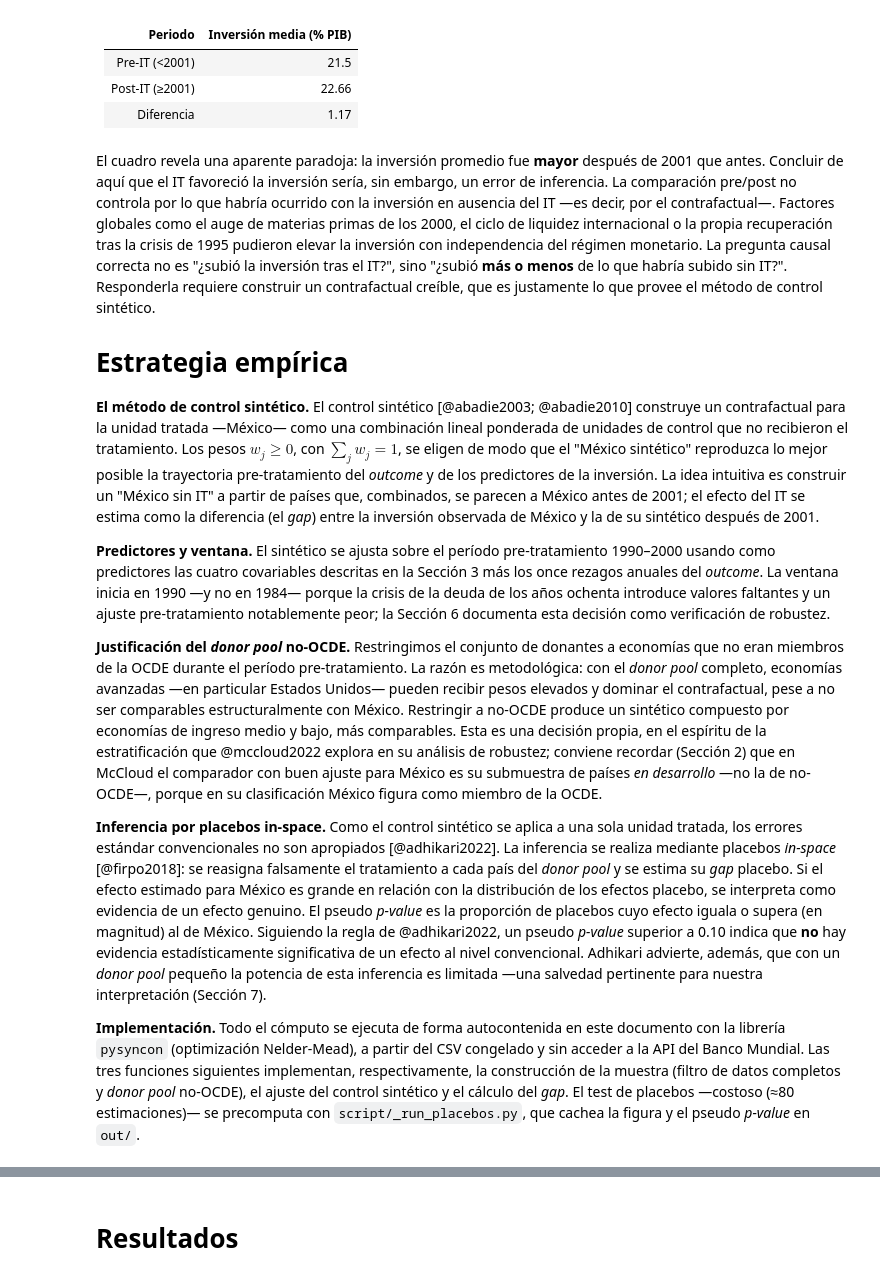
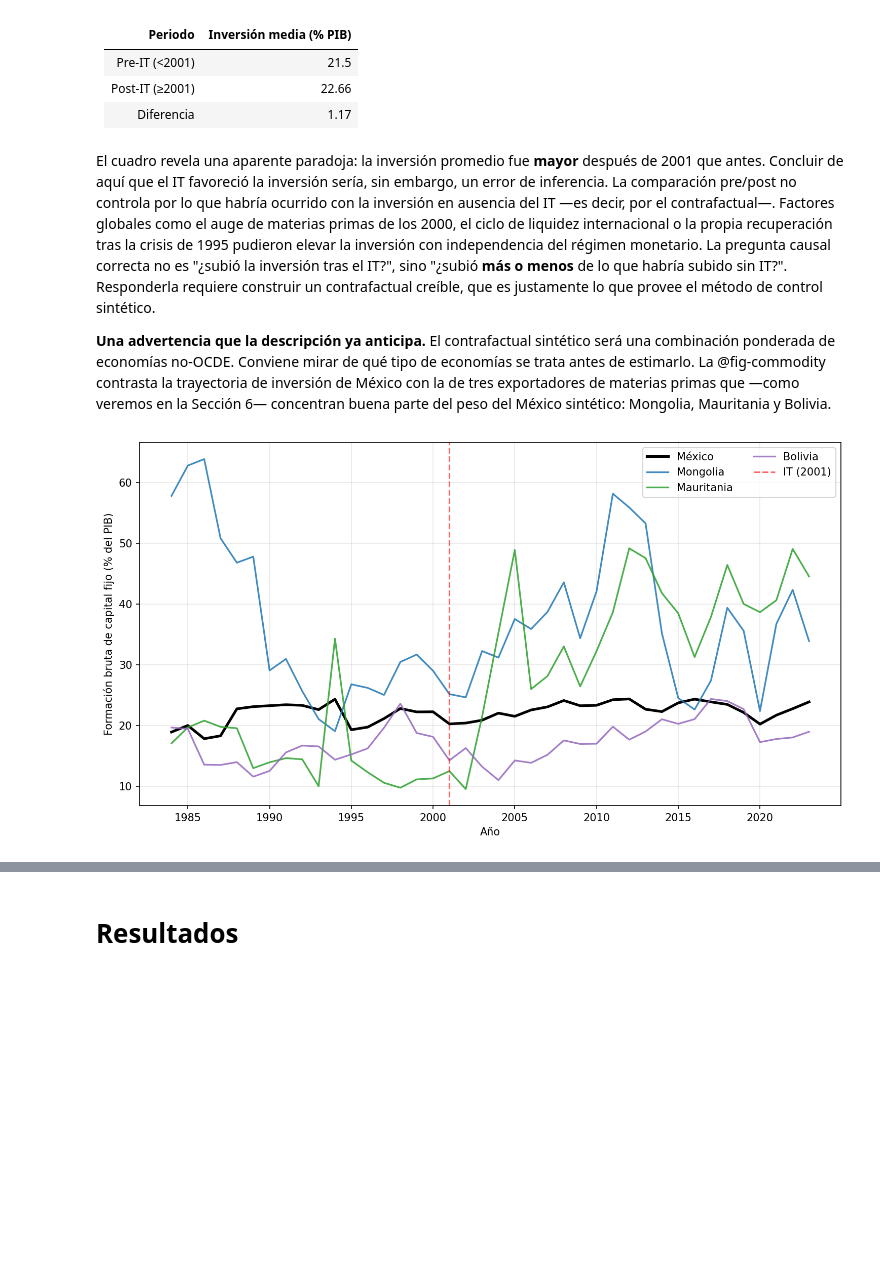
Before and after one commit to br0san/synth_con_econ_II, a Jupyter notebook: 01_analisis.ipynb, the cells around one changed output, grey strips where cells are left out. Drawn from its saved outputs; the diff is of its cells as text; code cells hidden in the pictures; blank space fills up the shorter version.

```diff
--- a/01_analisis.ipynb
+++ b/01_analisis.ipynb
@@ -204,14 +228,22 @@ Markdown(tbl.to_markdown())
 # %% [markdown]
 El cuadro revela una aparente paradoja: la inversión promedio fue **mayor** después de 2001 que antes. Concluir de aquí que el IT favoreció la inversión sería, sin embargo, un error de inferencia. La comparación pre/post no controla por lo que habría ocurrido con la inversión en ausencia del IT —es decir, por el contrafactual—. Factores globales como el auge de materias primas de los 2000, el ciclo de liquidez internacional o la propia recuperación tras la crisis de 1995 pudieron elevar la inversión con independencia del régimen monetario. La pregunta causal correcta no es "¿subió la inversión tras el IT?", sino "¿subió **más o menos** de lo que habría subido sin IT?". Responderla requiere construir un contrafactual creíble, que es justamente lo que provee el método de control sintético.
 
-# Estrategia empírica
-
-**El método de control sintético.** El control sintético [@abadie2003; @abadie2010] construye un contrafactual para la unidad tratada —México— como una combinación lineal ponderada de unidades de control que no recibieron el tratamiento. Los pesos $w_j \geq 0$, con $\sum_j w_j = 1$, se eligen de modo que el "México sintético" reproduzca lo mejor posible la trayectoria pre-tratamiento del *outcome* y de los predictores de la inversión. La idea intuitiva es construir un "México sin IT" a partir de países que, combinados, se parecen a México antes de 2001; el efecto del IT se estima como la diferencia (el *gap*) entre la inversión observada de México y la de su sintético después de 2001.
-
-**Predictores y ventana.** El sintético se ajusta sobre el período pre-tratamiento 1990–2000 usando como predictores las cuatro covariables descritas en la Sección 3 más los once rezagos anuales del *outcome*. La ventana inicia en 1990 —y no en 1984— porque la crisis de la deuda de los años ochenta introduce valores faltantes y un ajuste pre-tratamiento notablemente peor; la Sección 6 documenta esta decisión como verificación de robustez.
-
-**Justificación del *donor pool* no-OCDE.** Restringimos el conjunto de donantes a economías que no eran miembros de la OCDE durante el período pre-tratamiento. La razón es metodológica: con el *donor pool* completo, economías avanzadas —en particular Estados Unidos— pueden recibir pesos elevados y dominar el contrafactual, pese a no ser comparables estructuralmente con México. Restringir a no-OCDE produce un sintético compuesto por economías de ingreso medio y bajo, más comparables. Esta es una decisión propia, en el espíritu de la estratificación que @mccloud2022 explora en su análisis de robustez; conviene recordar (Sección 2) que en McCloud el comparador con buen ajuste para México es su submuestra de países *en desarrollo* —no la de no-OCDE—, porque en su clasificación México figura como miembro de la OCDE.
-
-**Inferencia por placebos in-space.** Como el control sintético se aplica a una sola unidad tratada, los errores estándar convencionales no son apropiados [@adhikari2022]. La inferencia se realiza mediante placebos *in-space* [@firpo2018]: se reasigna falsamente el tratamiento a cada país del *donor pool* y se estima su *gap* placebo. Si el efecto estimado para México es grande en relación con la distribución de los efectos placebo, se interpreta como evidencia de un efecto genuino. El pseudo *p-value* es la proporción de placebos cuyo efecto iguala o supera (en magnitud) al de México. Siguiendo la regla de @adhikari2022, un pseudo *p-value* superior a 0.10 indica que **no** hay evidencia estadísticamente significativa de un efecto al nivel convencional. Adhikari advierte, además, que con un *donor pool* pequeño la potencia de esta inferencia es limitada —una salvedad pertinente para nuestra interpretación (Sección 7).
-
-**Implementación.** Todo el cómputo se ejecuta de forma autocontenida en este documento con la librería `pysyncon` (optimización Nelder-Mead), a partir del CSV congelado y sin acceder a la API del Banco Mundial. Las tres funciones siguientes implementan, respectivamente, la construcción de la muestra (filtro de datos completos y *donor pool* no-OCDE), el ajuste del control sintético y el cálculo del *gap*. El test de placebos —costoso (≈80 estimaciones)— se precomputa con `script/_run_placebos.py`, que cachea la figura y el pseudo *p-value* en `out/`.
+**Una advertencia que la descripción ya anticipa.** El contrafactual sintético será una combinación ponderada de economías no-OCDE. Conviene mirar de qué tipo de economías se trata antes de estimarlo. La @fig-commodity contrasta la trayectoria de inversión de México con la de tres exportadores de materias primas que —como veremos en la Sección 6— concentran buena parte del peso del México sintético: Mongolia, Mauritania y Bolivia.
+# %%
+#| label: fig-commodity
+#| fig-cap: "Inversión (% del PIB): México vs. tres donantes exportadores de materias primas que componen el sintético. Línea roja: adopción del IT (2001)."
+donantes_cmd = ["Mongolia", "Mauritania", "Bolivia"]
+piv = (df[df["country_name"].isin(["Mexico"] + donantes_cmd)]
+       .pivot(index="year", columns="country_name", values=OUTCOME))
+
+fig, ax = plt.subplots(figsize=(10, 5.5))
+ax.plot(piv.index, piv["Mexico"], color="black", lw=2.5, label="México")
+for c, col in zip(donantes_cmd, ["#1f77b4", "#2ca02c", "#9467bd"]):
+    ax.plot(piv.index, piv[c], color=col, lw=1.6, alpha=0.85, label=c)
+ax.axvline(TREATMENT_YEAR, color="red", ls="--", alpha=0.6, label=f"IT ({TREATMENT_YEAR})")
+ax.set_xlabel("Año"); ax.set_ylabel("Formación bruta de capital fijo (% del PIB)")
+ax.grid(alpha=0.3); ax.legend(ncol=2)
+fig.tight_layout()
+plt.show()
+# %% [output]
+[figure, added]
```
Also changed, not shown: parts of 9 cells of this notebook, 5 other files.
